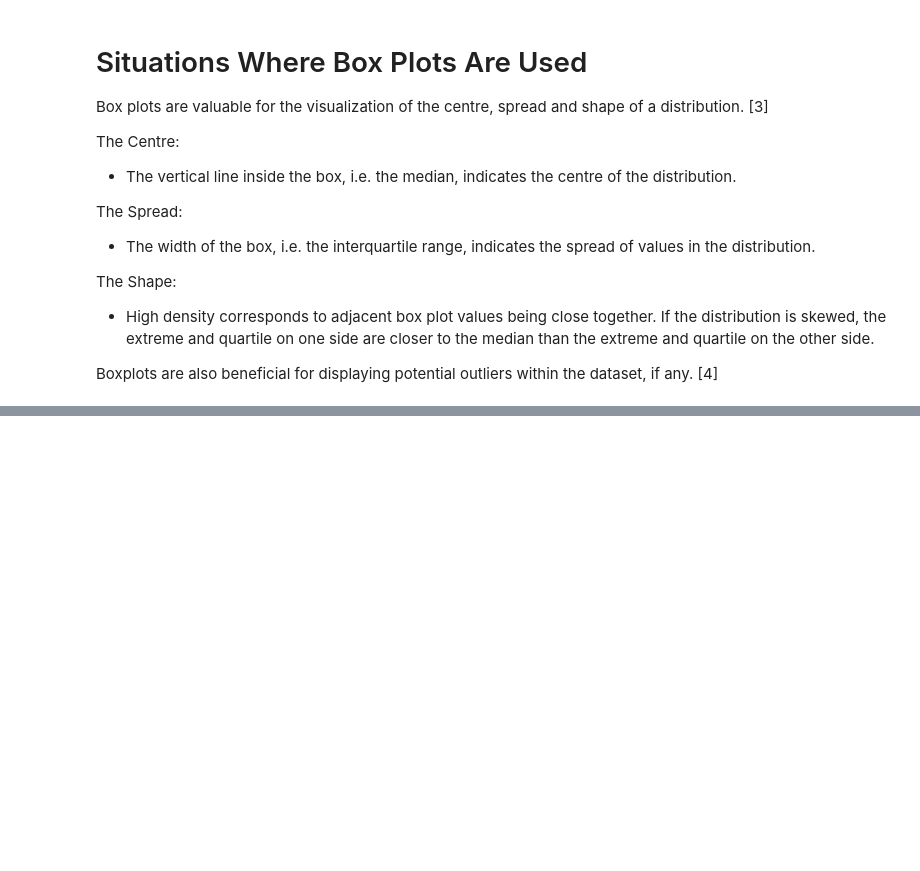
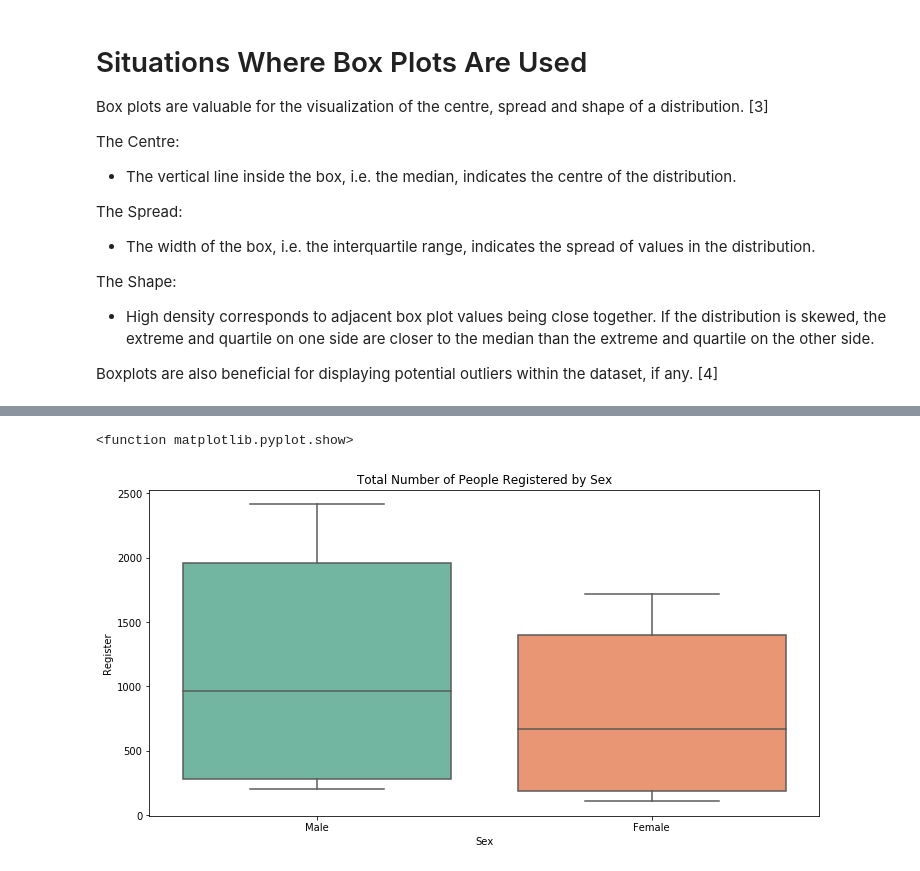
Before and after one commit to peterdt713/Fundamentals_Data_Analysis_Project, a Jupyter notebook: Boxplots.ipynb, the cells around one changed output, grey strips where cells are left out. Saved outputs shown, nothing was run; the diff lists cells and outputs as text; code cells hidden in the pictures; blank space fills up the shorter version.

Commit message:
Begin Plots

```diff
--- a/Boxplots.ipynb
+++ b/Boxplots.ipynb
@@ -34,0 +44,6 @@ Boxplots are also beneficial for displaying potential outliers within the datase
+# %%
+# Import csv - Raw Data - [5]
+
+df=pd.read_csv('Sligo_Register.csv',header=[0])
+
+print(df)
@@ -34,0 +68,10 @@ Boxplots are also beneficial for displaying potential outliers within the datase
+# %%
+plt.figure(figsize=(12,6))
+v = sns.boxplot(x='Sex', y='Register', data=df, palette="Set2");
+
+v.set(title="Total Number of People Registered by Sex")
+
+plt.show
+# %% [output]
+<function matplotlib.pyplot.show>
+[figure, added]
```
Also changed, not shown: parts of 5 cells of this notebook, 1 other file.
